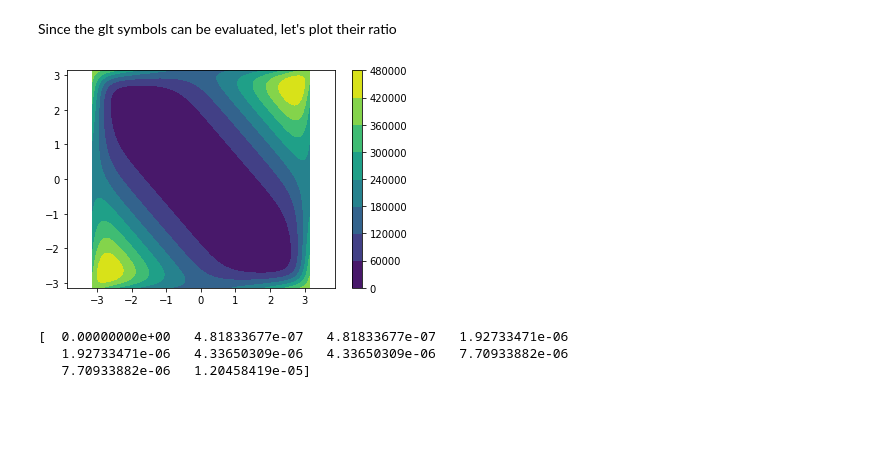
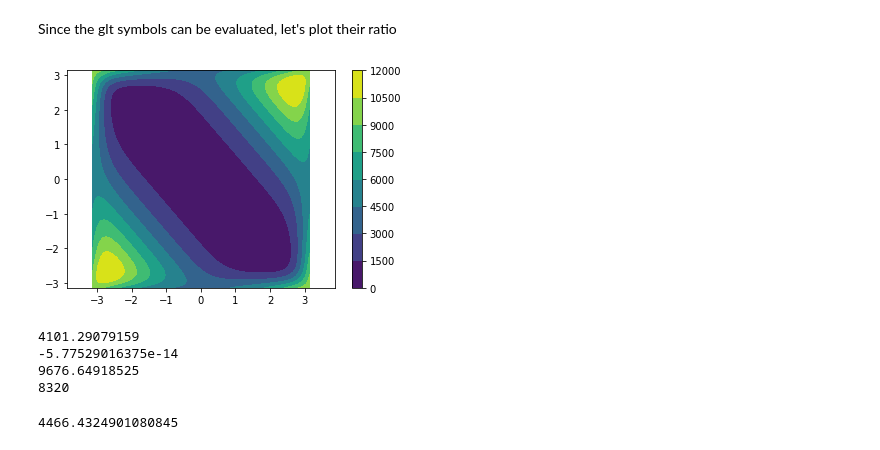
Before and after one commit to pyccel/GeLaTo, a Jupyter notebook: notebooks/tutorials/tutorial_7.ipynb, the cells around one changed output. Drawn from its saved outputs; the diff is of its cells as text; code cells hidden in the pictures; blank space fills up the shorter version.

```diff
--- a/notebooks/tutorials/tutorial_7.ipynb
+++ b/notebooks/tutorials/tutorial_7.ipynb
@@ -175,34 +192,48 @@ Since the glt symbols can be evaluated, let's plot their ratio
 # %%
 # ... lambdify the glt symbol
 from glt.expression import glt_lambdify
 
 f_a = glt_lambdify(expr_a, dim=2)
 f_c = glt_lambdify(expr_c, dim=2)
 # ...
 
 # ... compute the symbol f_a / f_c
-nx = 100 ; ny = 100
-t1 = np.linspace(-np.pi,np.pi, nx)
-t2 = np.linspace(-np.pi,np.pi, ny)
+#nx = 100 ; ny = 100
+nx,ny = discretization["n_elements"]
+t1 = np.linspace(-np.pi,np.pi, nx+1)
+t2 = np.linspace(-np.pi,np.pi, ny+1)
 
-u = np.linspace(0.,1.,nx)
-v = np.linspace(0.,1.,ny)
+u = np.linspace(0.,1.,nx+1)
+v = np.linspace(0.,1.,ny+1)
 
 x = mapping.evaluate(u,v)[0,:,:]
 y = mapping.evaluate(u,v)[1,:,:]
 
 t1, t2 = np.meshgrid(t1, t2)
 
 f = f_a(x,y,t1,t2)/f_c(x,y,t1,t2);
+f = f / (4 * np.pi**2)
 # ...
 
 # ... plot
 plt.contourf(t1, t2, f)
 plt.axis("equal")
 plt.colorbar();
 # ...
 # %% [output]
-[figure, old version]
+[figure, new version]
+# %%
+print f[0,:].min()
+print f.min()
+print f[0,0]
+print np.argmin(f.ravel())
+f.ravel()[7238]
+# %% [output]
+4101.29079159
+-5.77529016375e-14
+9676.64918525
+8320
+4466.4324901080845
 # %%
 b_1 = 1.1659397624413860850012270020670 ; b_2 = 1.0
 N = discretization["n_elements"][0] ; M = discretization["n_elements"][1]
@@ -213,8 +243,0 @@ e = (b_1*n + b_2*m)**2 / (4 * np.pi**2)
-# %%
-e = e.ravel()
-e.sort()
-print(e[:10])
-# %% [output]
-[  0.00000000e+00   4.81833677e-07   4.81833677e-07   1.92733471e-06
-   1.92733471e-06   4.33650309e-06   4.33650309e-06   7.70933882e-06
-   7.70933882e-06   1.20458419e-05]
```
Also changed, not shown: parts of 13 cells of this notebook, 3 other files.
